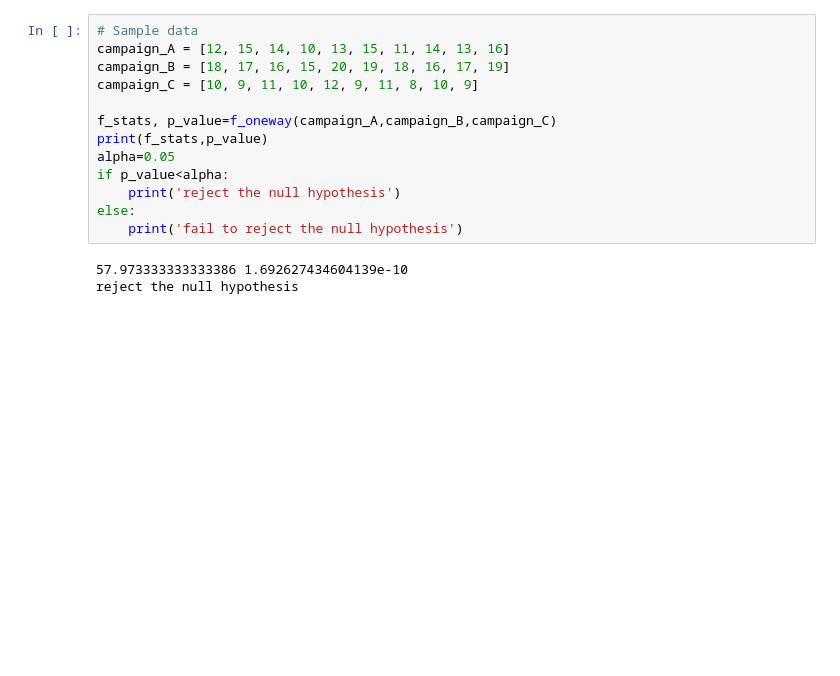
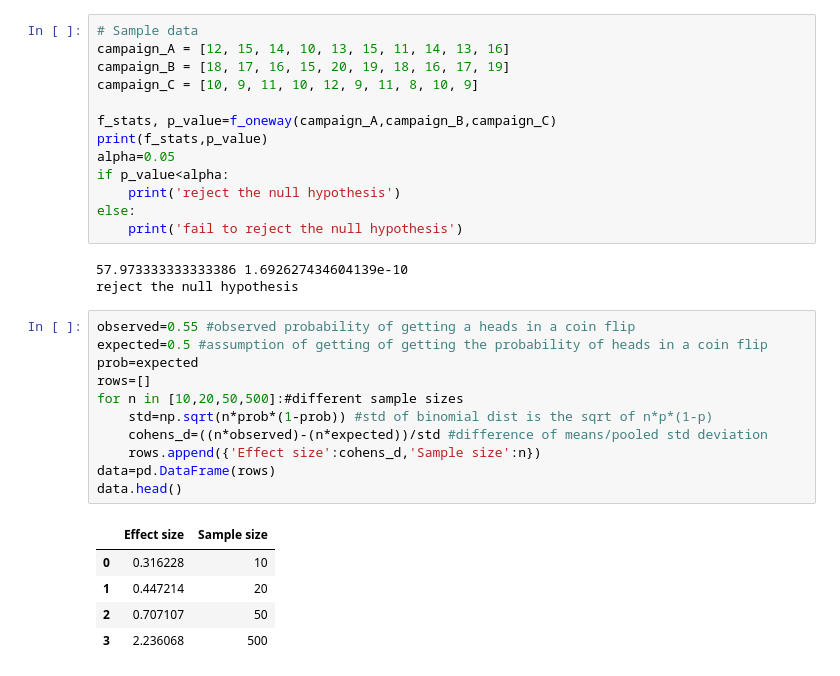
Before and after one commit to Brenda-Mutai/Python-, a Jupyter notebook: Statistical_Power_and_Anova.ipynb, the cells around one changed output. Cells and saved outputs as stored; diff of their text form; blank space fills up the shorter version.

```diff
--- a/Statistical_Power_and_Anova.ipynb
+++ b/Statistical_Power_and_Anova.ipynb
@@ -165,3 +165,20 @@ else:
 # %% [output]
 57.973333333333386 1.692627434604139e-10
 reject the null hypothesis
+# %%
+observed=0.55 #observed probability of getting a heads in a coin flip
+expected=0.5 #assumption of getting of getting the probability of heads in a coin flip
+prob=expected
+rows=[]
+for n in [10,20,50,500]:#different sample sizes
+    std=np.sqrt(n*prob*(1-prob)) #std of binomial dist is the sqrt of n*p*(1-p)
+    cohens_d=((n*observed)-(n*expected))/std #difference of means/pooled std deviation
+    rows.append({'Effect size':cohens_d,'Sample size':n})
+data=pd.DataFrame(rows)
+data.head()
+# %% [output]
+|  | Effect size | Sample size |
+| 0 | 0.316228 | 10 |
+| 1 | 0.447214 | 20 |
+| 2 | 0.707107 | 50 |
+| 3 | 2.236068 | 500 |
```
Also changed, not shown: parts of 2 cells of this notebook, 2 other files.
